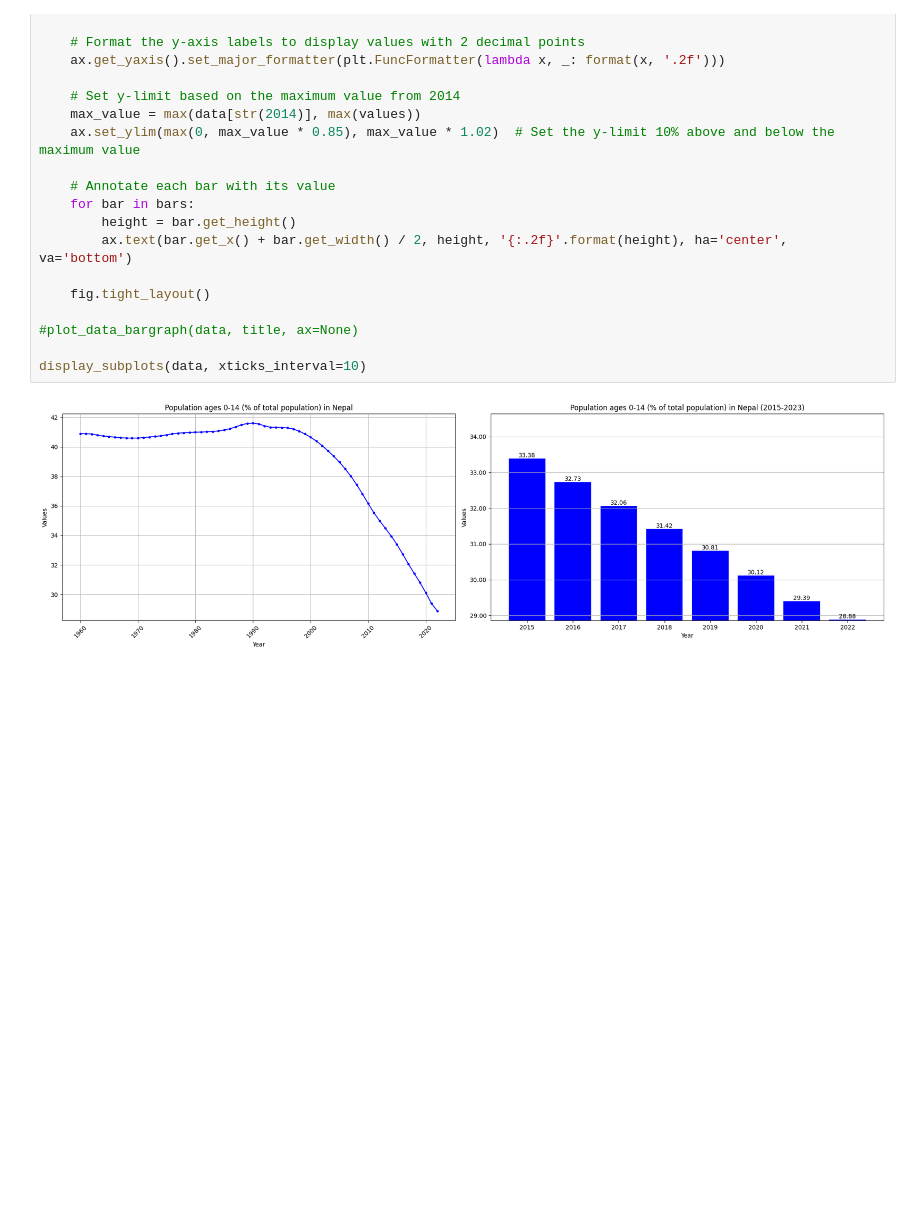
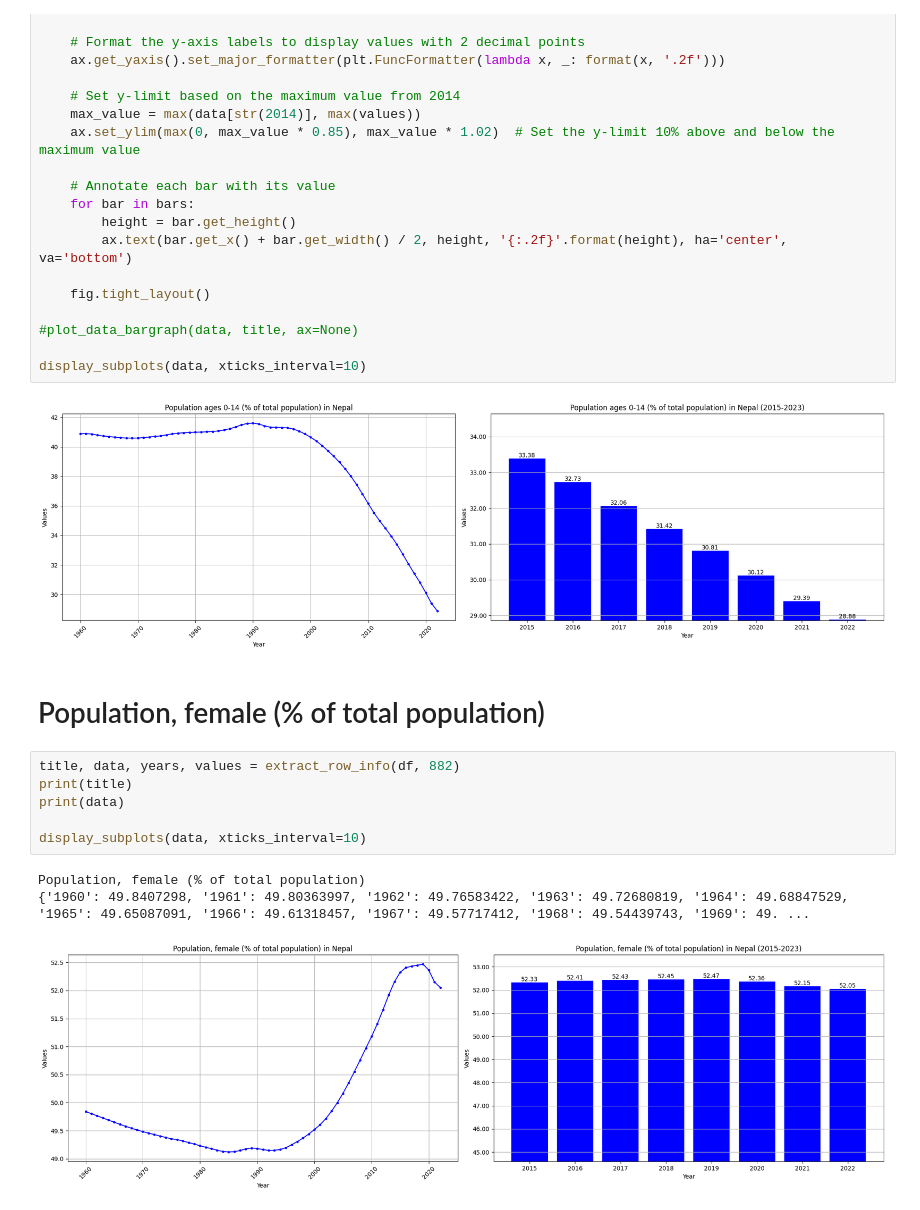
Before and after one commit to Rk-Pudasaini/Nepal-Data-Insights, a Jupyter notebook: Demographic_Study_of_Nepal.ipynb, the cells around one changed output. Drawn from its saved outputs; the diff is of its cells as text; blank space fills up the shorter version.

```diff
--- a/Demographic_Study_of_Nepal.ipynb
+++ b/Demographic_Study_of_Nepal.ipynb
@@ -312,3 +370,15 @@ def plot_data_bargraph(data, title, ax=None):
 display_subplots(data, xticks_interval=10)
 # %% [output]
 [figure]
+# %% [markdown]
+# Population, female (% of total population)
+# %%
+title, data, years, values = extract_row_info(df, 882)
+print(title)
+print(data)
+
+display_subplots(data, xticks_interval=10)
+# %% [output]
+Population, female (% of total population)
+{'1960': 49.8407298, '1961': 49.80363997, '1962': 49.76583422, '1963': 49.72680819, '1964': 49.68847529, '1965': 49.65087091, '1966': 49.61318457, '1967': 49.57717412, '1968': 49.54439743, '1969': 49. ...
+[figure, added]
```
Also changed, not shown: parts of 5 cells of this notebook.
